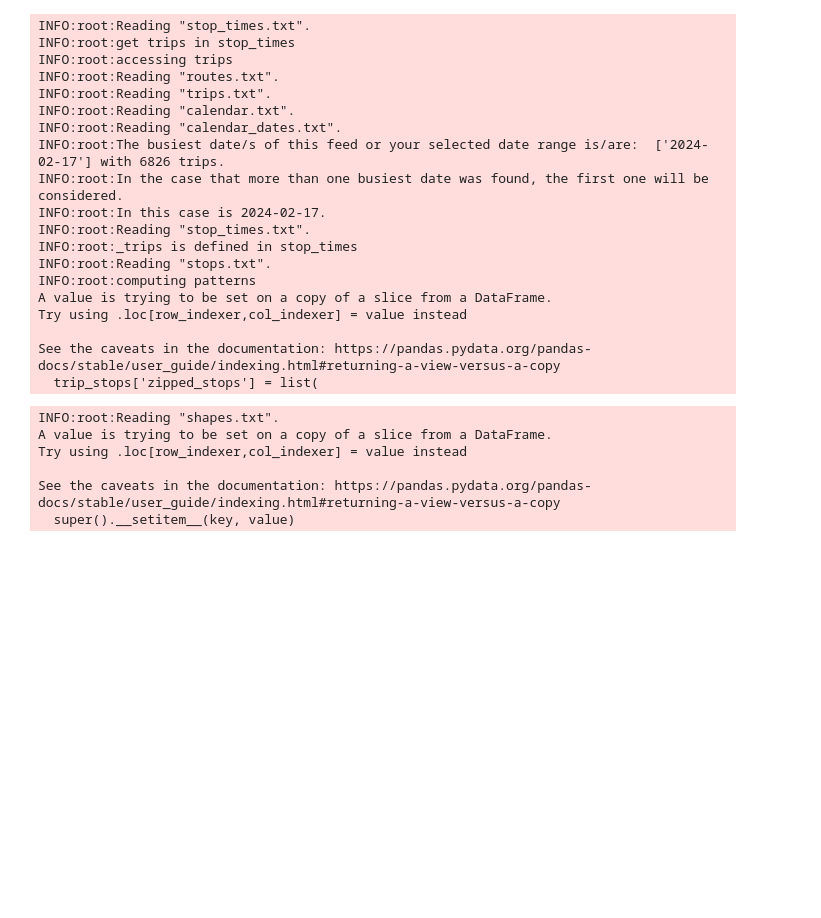
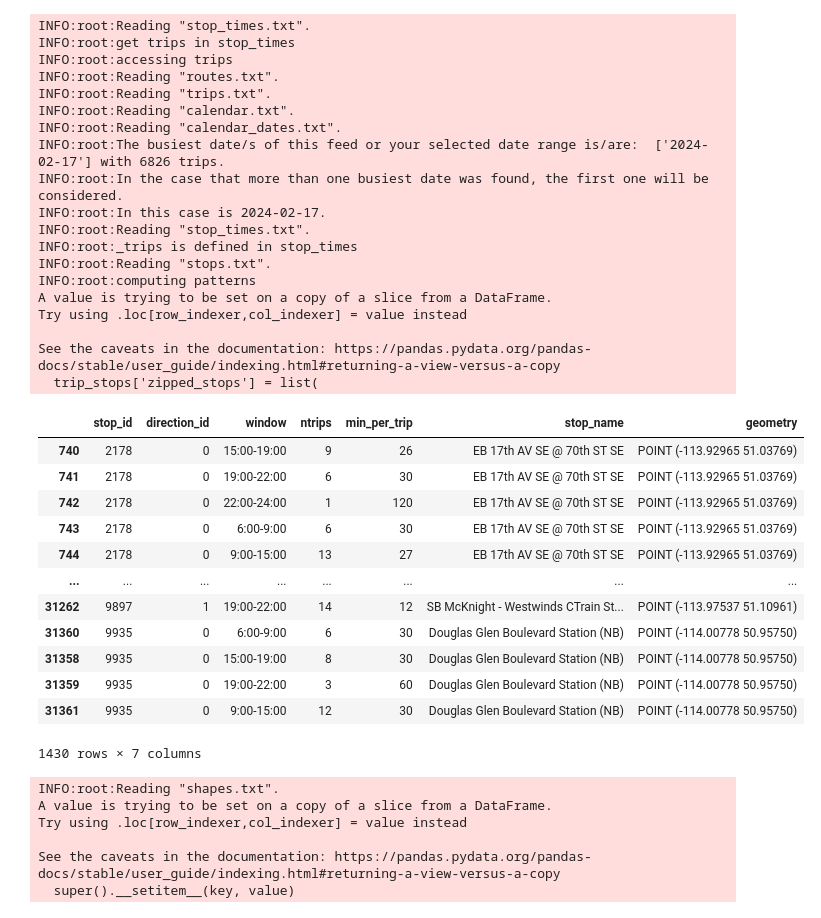
Before and after one commit to sulemanbasit/Calgary-Transit-Economic-Gap-Analysis, a Jupyter notebook: ctga.ipynb, the cells around one changed output. Saved outputs shown, nothing was run; the diff lists cells and outputs as text; code cells hidden in the pictures; blank space fills up the shorter version.

```diff
--- a/ctga.ipynb
+++ b/ctga.ipynb
@@ -388,9 +388,24 @@ See the caveats in the documentation: https://pandas.pydata.org/pandas-docs/stab
 # %%
 stop_list = [3641, 3816, 3817, 3960, 4155, 4934, 6801, 6802, 6803, 6804, 6805, 6806, 6807, 6815, 6816, 6817, 6818, 6819, 6820, 6822, 6823, 6824, 6825, 6827, 6828, 6829, 6830, 6831, 8556, 8557, 8558, 8559, 8560, 8561, 8562, 8563, 8564, 8565, 8566, 9261, 9262, 9263, 9264, 9387, 9390, 9391, 9392, 3627, 3628, 3629, 3630, 3631, 3632, 3633, 3634, 3635, 3636, 3637, 3638, 3639, 6747, 6808, 6809, 6810, 6811, 6812, 6813, 6814, 6825, 6831, 8567, 8568, 8569, 8570, 8571, 8572, 9385, 9396, 9781, 9896, 9897, 2350, 2376, 2793, 2794, 2795, 2796, 2797, 2798, 2799, 2800, 2801, 2802, 2803, 3495, 5701, 5703, 5718, 5730, 5731, 5732, 5734, 5789, 6048, 6724, 6846, 7281, 7759, 7762, 7763, 7764, 7881, 7892, 8157, 8161, 8162, 8163, 8215, 9400, 9407, 9409, 9430, 9439, 9617, 3368, 3370, 3371, 3372, 3380, 3381, 3382, 3383, 3384, 3751, 3761, 4567, 4568, 4582, 4583, 5147, 5385, 5630, 5752, 5754, 5767, 5769, 6099, 6110, 6111, 6586, 6982, 8038, 8368, 9174, 9178, 9828, 2469, 2486, 2487, 2488, 2489, 2498, 3371, 3531, 3744, 3745, 3746, 3747, 3748, 3755, 3756, 3764, 3765, 3766, 3767, 3870, 5762, 5763, 6119, 6982, 9453, 9935, 2178, 2180, 2234, 2299, 2788, 3387, 3388, 3389, 3390, 3391, 3392, 3886, 4352, 5057, 7380, 8271, 8653, 8832, 9802, 9805, 9807, 9808, 9809, 9810, 9815, 9816, 9817, 9818, 9820, 9821]
 stop_list_str = [str(x) for x in stop_list]
-stop_freq.loc[stop_freq["stop_id"].isin(stop_list_str)].sort_values(by='stop_id').to_excel("PTN_stop_frequency.xlsx")
+# stop_freq.loc[stop_freq["stop_id"].isin(stop_list_str)].sort_values(by='stop_id').to_excel("PTN_stop_frequency.xlsx")
+stop_freq.loc[stop_freq["stop_id"].isin(stop_list_str)].sort_values(by='stop_id')
 # type(stop_freq["stop_id"][1])
 # stop_freq
+# %% [output]
+|  | stop_id | direction_id | window | ntrips | min_per_trip | stop_name | geometry |
+| 740 | 2178 | 0 | 15:00-19:00 | 9 | 26 | EB 17th AV SE @ 70th ST SE | POINT (-113.92965 51.03769) |
+| 741 | 2178 | 0 | 19:00-22:00 | 6 | 30 | EB 17th AV SE @ 70th ST SE | POINT (-113.92965 51.03769) |
+| 742 | 2178 | 0 | 22:00-24:00 | 1 | 120 | EB 17th AV SE @ 70th ST SE | POINT (-113.92965 51.03769) |
+| 743 | 2178 | 0 | 6:00-9:00 | 6 | 30 | EB 17th AV SE @ 70th ST SE | POINT (-113.92965 51.03769) |
+| 744 | 2178 | 0 | 9:00-15:00 | 13 | 27 | EB 17th AV SE @ 70th ST SE | POINT (-113.92965 51.03769) |
+| ... | ... | ... | ... | ... | ... | ... | ... |
+| 31262 | 9897 | 1 | 19:00-22:00 | 14 | 12 | SB McKnight - Westwinds CTrain St... | POINT (-113.97537 51.10961) |
+| 31360 | 9935 | 0 | 6:00-9:00 | 6 | 30 | Douglas Glen Boulevard Station (NB) | POINT (-114.00778 50.95750) |
+| 31358 | 9935 | 0 | 15:00-19:00 | 8 | 30 | Douglas Glen Boulevard Station (NB) | POINT (-114.00778 50.95750) |
+| 31359 | 9935 | 0 | 19:00-22:00 | 3 | 60 | Douglas Glen Boulevard Station (NB) | POINT (-114.00778 50.95750) |
+| 31361 | 9935 | 0 | 9:00-15:00 | 12 | 30 | Douglas Glen Boulevard Station (NB) | POINT (-114.00778 50.95750) |
+1430 rows × 7 columns
 # %%
 line_freq = feed.lines_freq
 # %% [output]
```
Also changed, not shown: parts of 3 cells of this notebook, 3 other files.
